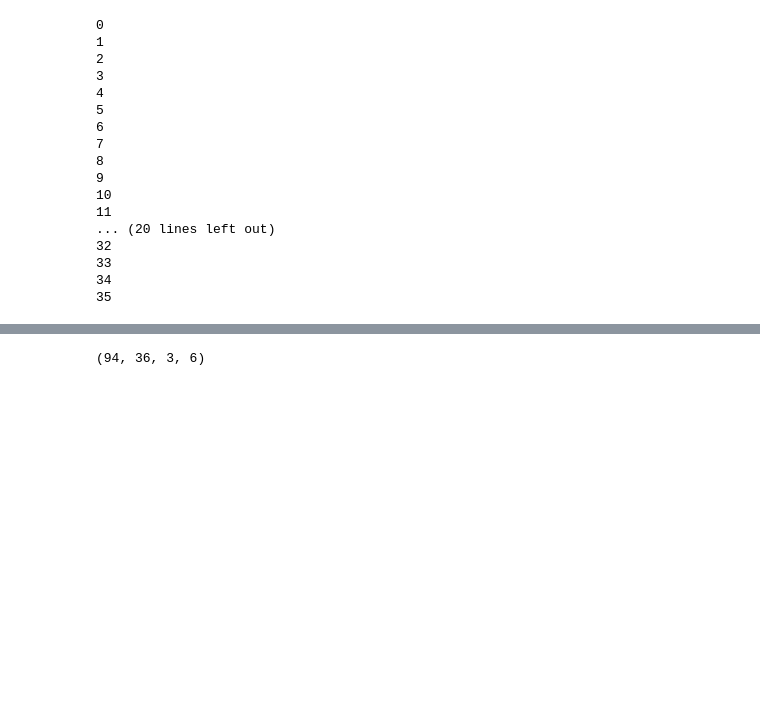
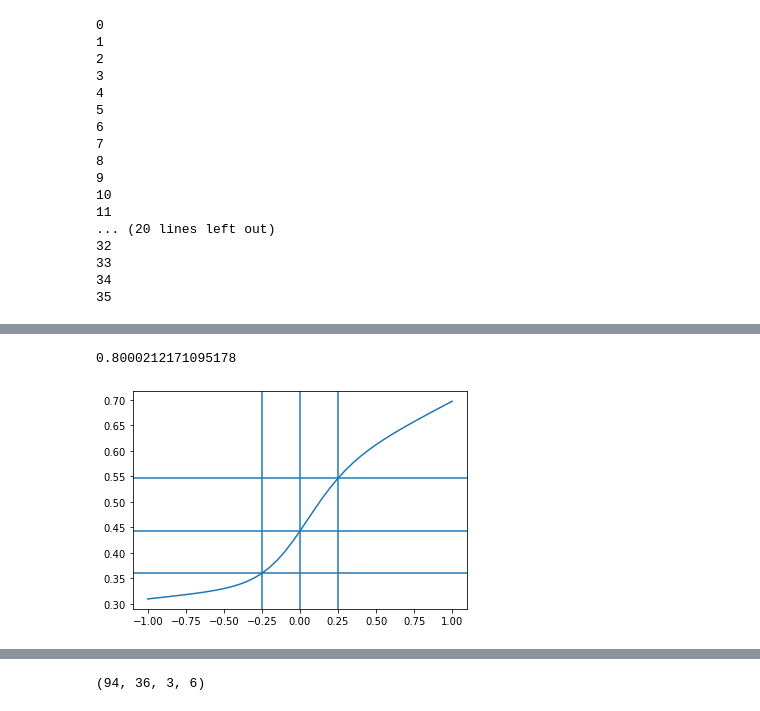
Before and after one commit to anitsoga/mossing_paper_code, a Jupyter notebook: simulation/Agos_Code/Figure_6.ipynb, the cells around one changed output, grey strips where cells are left out. Cells and saved outputs as stored; diff of their text form; code cells hidden in the pictures; blank space fills up the shorter version.

```diff
--- a/simulation/Agos_Code/Figure_6.ipynb
+++ b/simulation/Agos_Code/Figure_6.ipynb
@@ -400,0 +544,15 @@ for istim in range(nr.shape[2]):
+# %%
+tf=two_asymptote_fn(x,*params[1,0,0,:])
+plt.plot(x,tf)
+# plt.axvline(x0)
+plt.axvline(x[20])
+plt.axvline(x[25])
+plt.axvline(x[15])
+plt.axhline(tf[20])
+plt.axhline(tf[25])
+plt.axhline(tf[15])
+
+((tf[25]-tf[20])-(tf[15]-tf[20]))/(tf[25]-tf[20])-1
+# %% [output]
+0.8000212171095178
+[figure, added]
```
Also changed, not shown: parts of 16 cells of this notebook, 4 other files.
